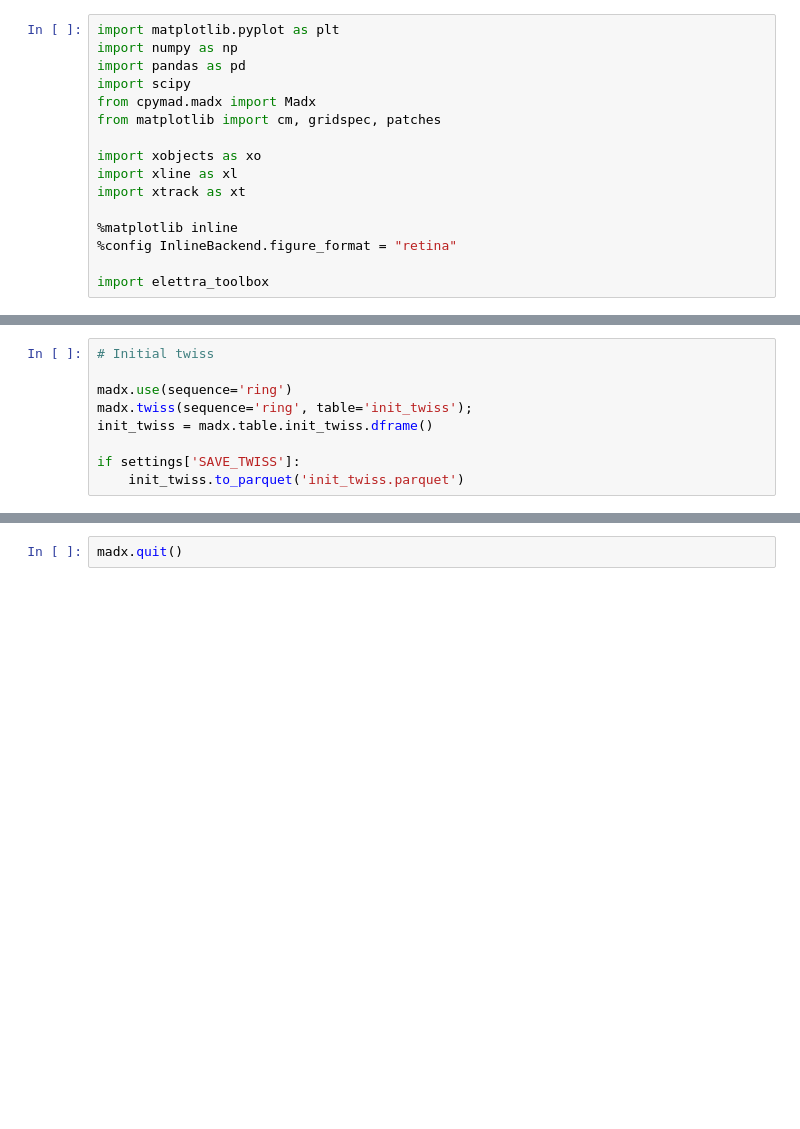
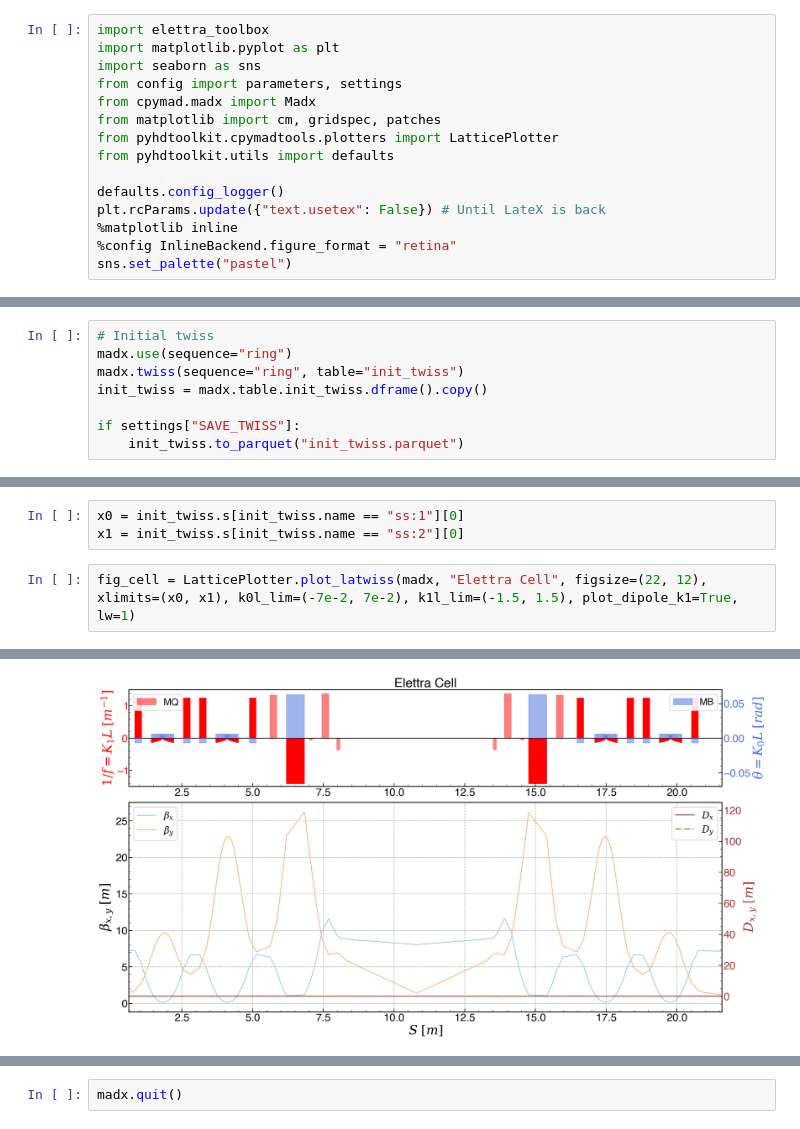
Before and after one commit to apoyet/ELETTRA2.0, a Jupyter notebook: lattice/elettra2_v15_VADER.ipynb, the cells around one changed output, grey strips where cells are left out. Saved outputs shown, nothing was run; the diff lists cells and outputs as text; blank space fills up the shorter version.

```diff
--- a/lattice/elettra2_v15_VADER.ipynb
+++ b/lattice/elettra2_v15_VADER.ipynb
@@ -1,18 +1,17 @@
 # %%
+import elettra_toolbox
 import matplotlib.pyplot as plt
-import numpy as np
-import pandas as pd
-import scipy
+import seaborn as sns
+from config import parameters, settings
 from cpymad.madx import Madx
 from matplotlib import cm, gridspec, patches
+from pyhdtoolkit.cpymadtools.plotters import LatticePlotter
+from pyhdtoolkit.utils import defaults
 
-import xobjects as xo
-import xline as xl
-import xtrack as xt
-
+defaults.config_logger()
+plt.rcParams.update({"text.usetex": False}) # Until LateX is back
 %matplotlib inline
 %config InlineBackend.figure_format = "retina"
-
-import elettra_toolbox
+sns.set_palette("pastel")
 # %%
 # Launch MAD-X Session
@@ -34,9 +28,8 @@ madx.call('optics_elettra2_v15_VADER_2.3T.madx');
 # %%
 # Initial twiss
+madx.use(sequence="ring")
+madx.twiss(sequence="ring", table="init_twiss")
+init_twiss = madx.table.init_twiss.dframe().copy()
 
-madx.use(sequence='ring')
-madx.twiss(sequence='ring', table='init_twiss');
-init_twiss = madx.table.init_twiss.dframe()
-
-if settings['SAVE_TWISS']:
-    init_twiss.to_parquet('init_twiss.parquet')
+if settings["SAVE_TWISS"]:
+    init_twiss.to_parquet("init_twiss.parquet")
@@ -83,0 +45,6 @@ if settings['SAVE_FIGS']:
+# %%
+x0 = init_twiss.s[init_twiss.name == "ss:1"][0]
+x1 = init_twiss.s[init_twiss.name == "ss:2"][0]
+# %%
+fig_cell = LatticePlotter.plot_latwiss(madx, "Elettra Cell", figsize=(22, 12), xlimits=(x0, x1), k0l_lim=(-7e-2, 7e-2), k1l_lim=(-1.5, 1.5), plot_dipole_k1=True, lw=1)
+# %% [output]
@@ -84,2 +52,3 @@ if settings['SAVE_FIGS']:
+[figure, added]
 # %%
 # Compute Emittance
```
Also changed, not shown: parts of 11 cells of this notebook, 1 other file.
